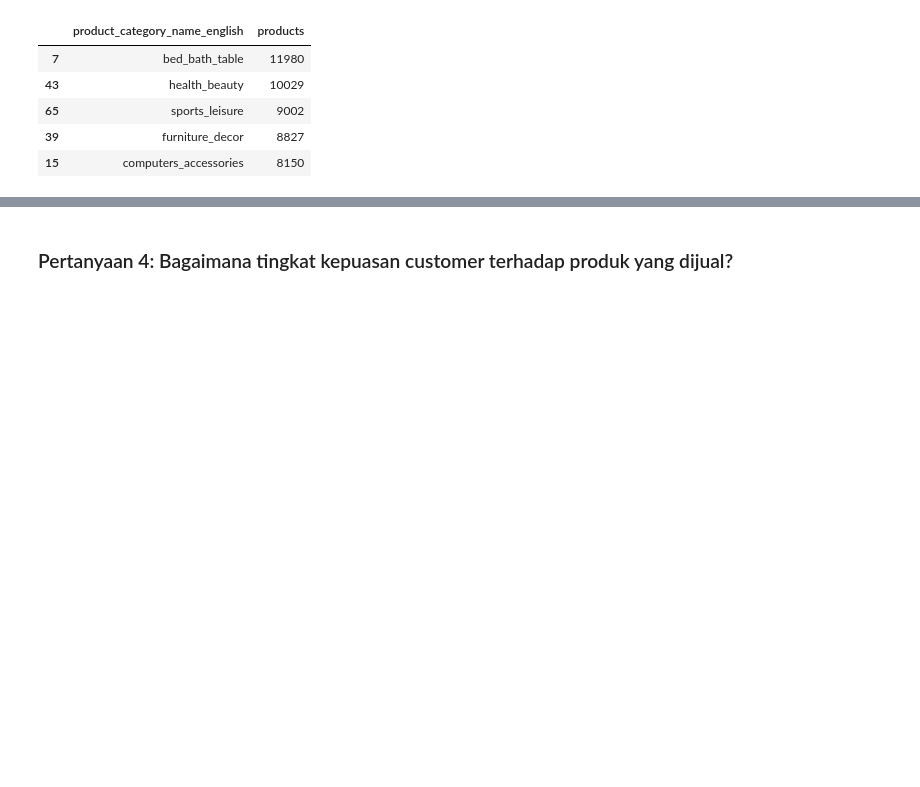
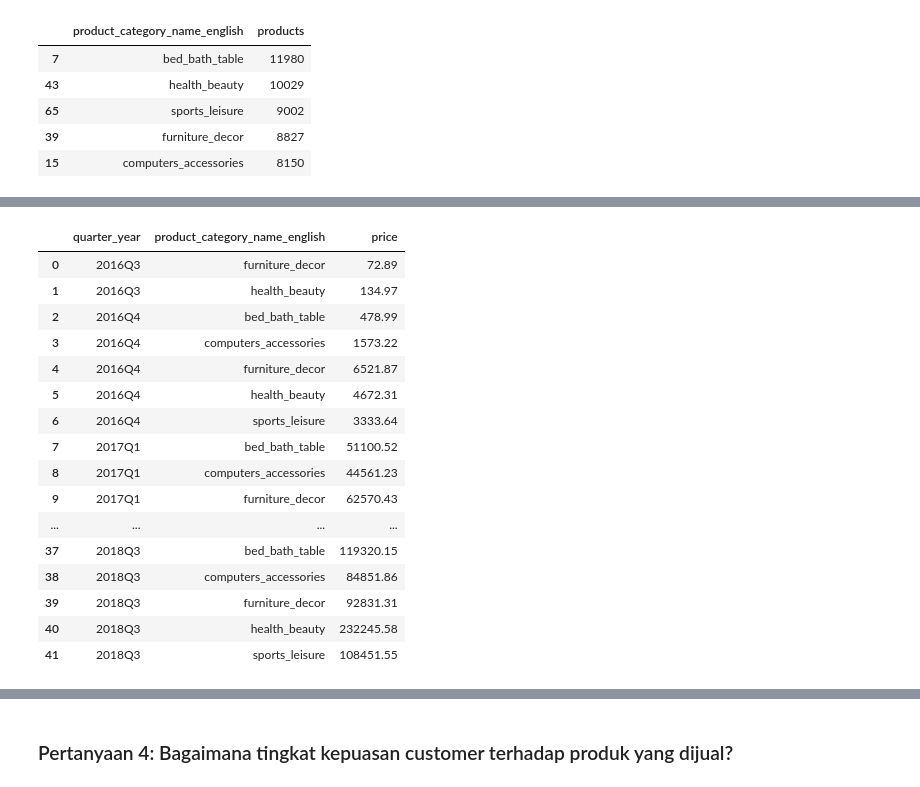
Before and after one commit to fahrimuda12/Proyek-Analisis-Data, a Jupyter notebook: notebook.ipynb, the cells around one changed output, grey strips where cells are left out. Cells and saved outputs as stored; diff of their text form; code cells hidden in the pictures; blank space fills up the shorter version.

```diff
--- a/notebook.ipynb
+++ b/notebook.ipynb
@@ -1374 +1374,21 @@ annual_revenue = filtered_transaksi_df.groupby(['year', 'product_category_name_e
+# %%
+annual_revenue
+# %% [output]
+|  | quarter_year | product_category_name_english | price |
+| 0 | 2016Q3 | furniture_decor | 72.89 |
+| 1 | 2016Q3 | health_beauty | 134.97 |
+| 2 | 2016Q4 | bed_bath_table | 478.99 |
+| 3 | 2016Q4 | computers_accessories | 1573.22 |
+| 4 | 2016Q4 | furniture_decor | 6521.87 |
+| 5 | 2016Q4 | health_beauty | 4672.31 |
+| 6 | 2016Q4 | sports_leisure | 3333.64 |
+| 7 | 2017Q1 | bed_bath_table | 51100.52 |
+| 8 | 2017Q1 | computers_accessories | 44561.23 |
+| 9 | 2017Q1 | furniture_decor | 62570.43 |
+| ... | ... | ... | ... |
+| 37 | 2018Q3 | bed_bath_table | 119320.15 |
+| 38 | 2018Q3 | computers_accessories | 84851.86 |
+| 39 | 2018Q3 | furniture_decor | 92831.31 |
+| 40 | 2018Q3 | health_beauty | 232245.58 |
+| 41 | 2018Q3 | sports_leisure | 108451.55 |
 # %%
```
Also changed, not shown: parts of 20 cells of this notebook, 4 other files.
